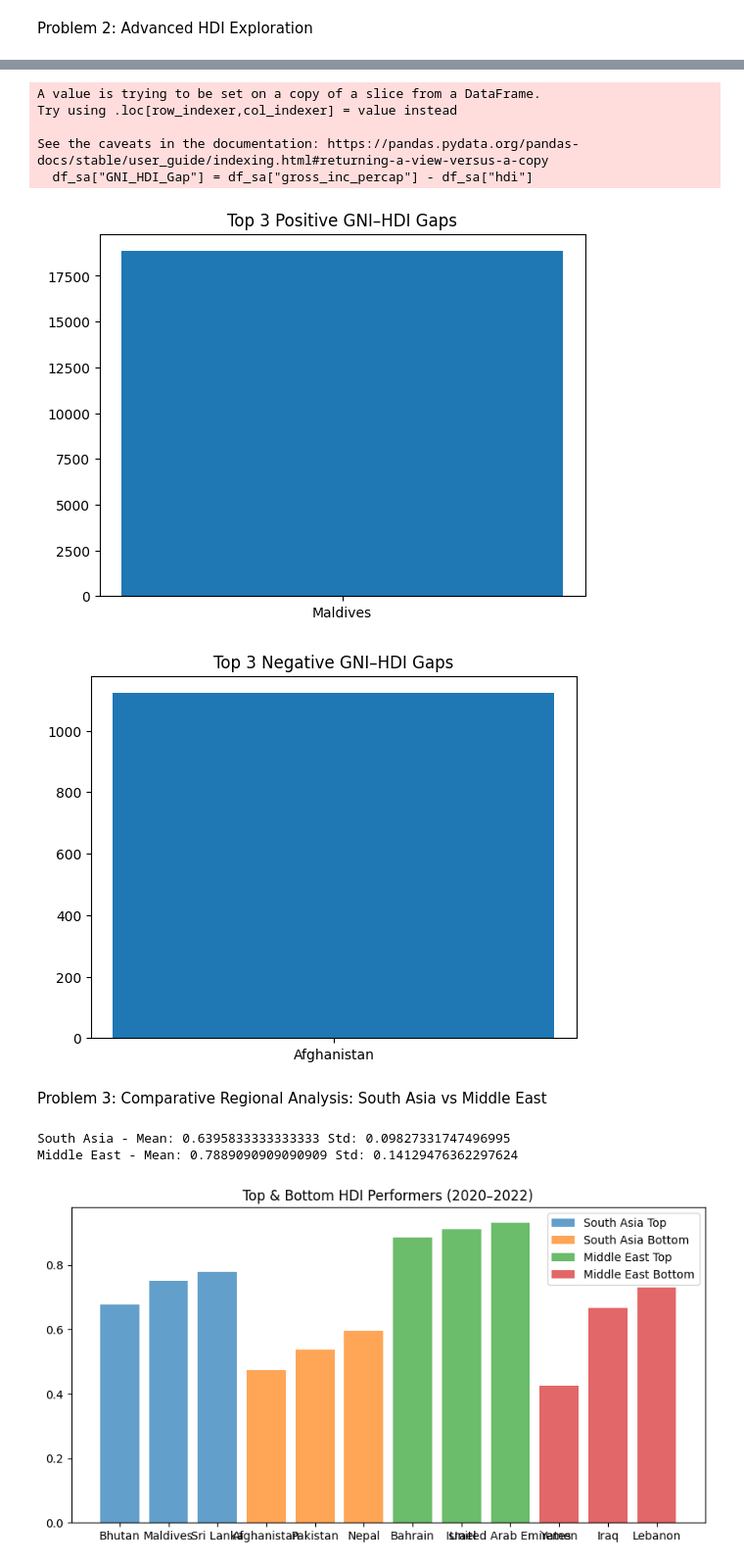
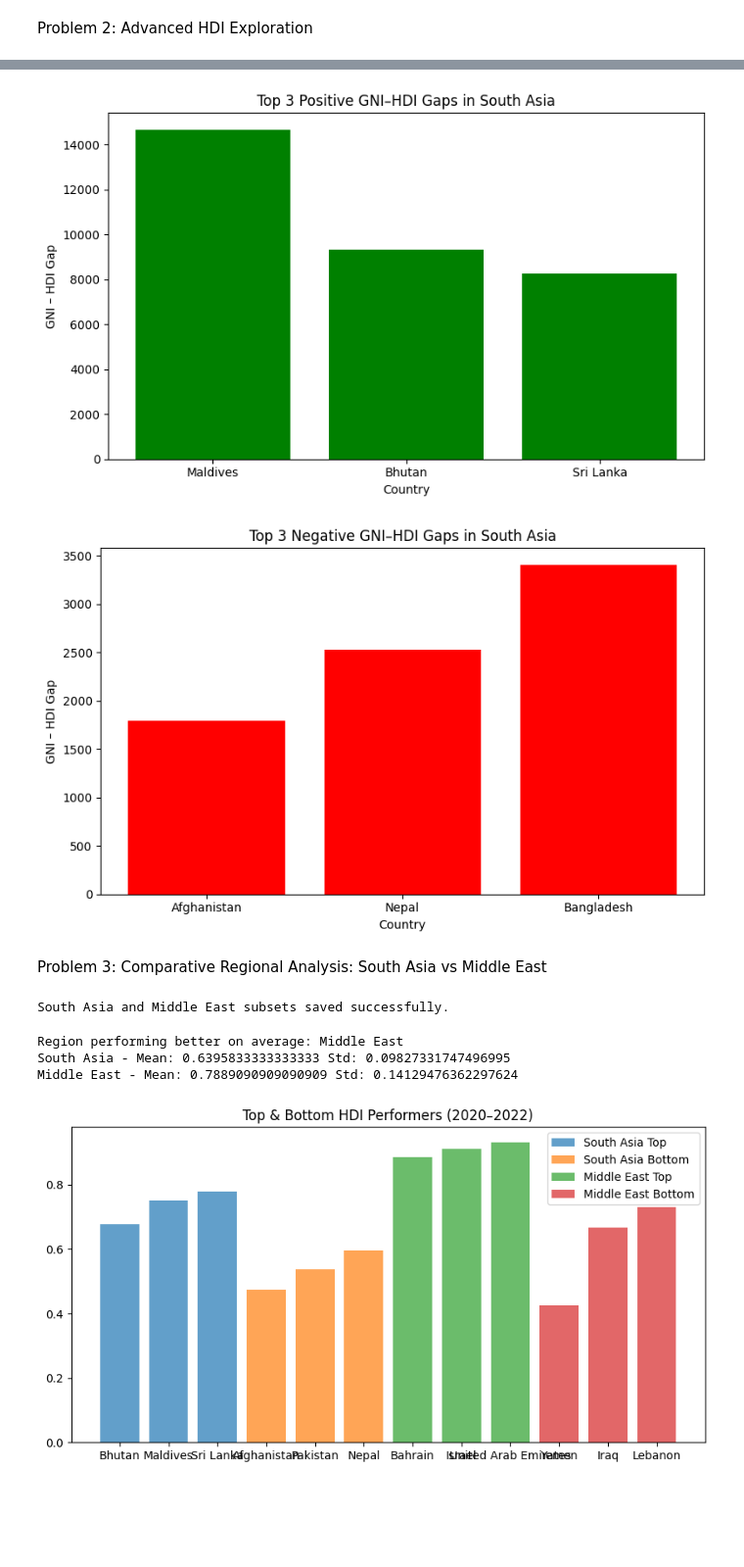
Before and after one commit to np03cs4a240060-bit/2462330_KristinaPaudel, a Jupyter notebook: WLVID_KristinaPaudel.ipynb, the cells around one changed output, grey strips where cells are left out. Shown at 98% size. Drawn from its saved outputs; the diff is of its cells as text; code cells hidden in the pictures; blank space fills up the shorter version.

```diff
--- a/WLVID_KristinaPaudel.ipynb
+++ b/WLVID_KristinaPaudel.ipynb
@@ -262,5 +310,6 @@ See the caveats in the documentation: https://pandas.pydata.org/pandas-docs/stab
 # %%
 #Task3
+
 def detect_outliers(series):
     Q1 = series.quantile(0.25)
     Q3 = series.quantile(0.75)
@@ -269,16 +318,22 @@ def detect_outliers(series):
     upper = Q3 + 1.5 * IQR
     return (series < lower) | (series > upper)
 
-df_sa["HDI_Outlier"] = detect_outliers(df_sa["hdi"])
-df_sa["GNI_Outlier"] = detect_outliers(df_sa["gross_inc_percap"])
-df_sa["Outlier"] = df_sa["HDI_Outlier"] | df_sa["GNI_Outlier"]
+hdi_south_asia["HDI_outlier"] = detect_outliers(hdi_south_asia["hdi"])
+hdi_south_asia["GNI_outlier"] = detect_outliers(hdi_south_asia["gross_inc_percap"])
+hdi_south_asia["Outlier"] = hdi_south_asia["HDI_outlier"] | hdi_south_asia["GNI_outlier"]
+
+plt.figure(figsize=(8,6))
 sns.scatterplot(
-    data=df_sa,
+    data=hdi_south_asia,
     x="gross_inc_percap",
     y="hdi",
     hue="Outlier",
-    palette={True: "red", False: "blue"}
+    palette={False: "blue", True: "red"}
 )
 plt.title("GNI per Capita vs HDI (Outliers Highlighted)")
+plt.xlabel("GNI per Capita")
+plt.ylabel("HDI")
+plt.ylim(0,1)
+plt.tight_layout()
 plt.show()
 # %% [output]
@@ -322,26 +370,33 @@ Life Expectancy vs HDI: nan
 # %%
 #Task5
-df_sa["GNI_HDI_Gap"] = df_sa["gross_inc_percap"] - df_sa["hdi"]
 
-df_sa.sort_values("GNI_HDI_Gap", ascending=False)[["country", "GNI_HDI_Gap"]]
-top_pos = df_sa.sort_values("GNI_HDI_Gap", ascending=False).head(3)
-top_neg = df_sa.sort_values("GNI_HDI_Gap").head(3)
+hdi_south_asia = hdi_south_asia.copy()
+hdi_south_asia["GNI_HDI_Gap"] = hdi_south_asia["gross_inc_percap"] - hdi_south_asia["hdi"]
+gap_summary = hdi_south_asia.groupby("country", as_index=False).agg({
+    "GNI_HDI_Gap": "mean"
+})
 
-plt.bar(top_pos["country"], top_pos["GNI_HDI_Gap"])
-plt.title("Top 3 Positive GNI–HDI Gaps")
+top_positive_gaps = gap_summary.sort_values(by="GNI_HDI_Gap", ascending=False).head(3)
+top_negative_gaps = gap_summary.sort_values(by="GNI_HDI_Gap", ascending=True).head(3)
+
+plt.figure(figsize=(8,5))
+plt.bar(top_positive_gaps["country"], top_positive_gaps["GNI_HDI_Gap"], color="green")
+plt.xlabel("Country")
+plt.ylabel("GNI – HDI Gap")
+plt.title("Top 3 Positive GNI–HDI Gaps in South Asia")
+plt.tight_layout()
 plt.show()
 
-plt.bar(top_neg["country"], top_neg["GNI_HDI_Gap"])
-plt.title("Top 3 Negative GNI–HDI Gaps")
+plt.figure(figsize=(8,5))
+plt.bar(top_negative_gaps["country"], top_negative_gaps["GNI_HDI_Gap"], color="red")
+plt.xlabel("Country")
+plt.ylabel("GNI – HDI Gap")
+plt.title("Top 3 Negative GNI–HDI Gaps in South Asia")
+plt.tight_layout()
 plt.show()
 # %% [output]
-A value is trying to be set on a copy of a slice from a DataFrame.
-Try using .loc[row_indexer,col_indexer] = value instead
-
-See the caveats in the documentation: https://pandas.pydata.org/pandas-docs/stable/user_guide/indexing.html#returning-a-view-versus-a-copy
-  df_sa["GNI_HDI_Gap"] = df_sa["gross_inc_percap"] - df_sa["hdi"]
-[figure, old version]
+[figure, new version]
-[figure, old version]
+[figure, new version]
 # %% [markdown]
 Problem 3: Comparative Regional Analysis: South Asia vs Middle East
 # %%
@@ -361,14 +416,19 @@ df_sa = df_2020_2022[df_2020_2022["country"].isin(south_asia)]
 df_me = df_2020_2022[df_2020_2022["country"].isin(middle_east)]
 df_sa.to_csv("/content/drive/MyDrive/AI Assessment/HDI_SouthAsia_2020_2022.csv", index=False)
 df_me.to_csv("/content/drive/MyDrive/AI Assessment/HDI_MiddleEast_2020_2022.csv", index=False)
+print("South Asia and Middle East subsets saved successfully.")
+# %% [output]
+South Asia and Middle East subsets saved successfully.
 # %%
 #Task2
 sa_mean, sa_std = df_sa["hdi"].mean(), df_sa["hdi"].std()
 me_mean, me_std = df_me["hdi"].mean(), df_me["hdi"].std()
-
+better_region = "South Asia" if sa_mean > me_mean else "Middle East"
+print(f"Region performing better on average: {better_region}")
 print("South Asia - Mean:", sa_mean, "Std:", sa_std)
 print("Middle East - Mean:", me_mean, "Std:", me_std)
 # %% [output]
+Region performing better on average: Middle East
 South Asia - Mean: 0.6395833333333333 Std: 0.09827331747496995
 Middle East - Mean: 0.7889090909090909 Std: 0.14129476362297624
 # %%
```
Also changed, not shown: parts of 19 cells of this notebook.
